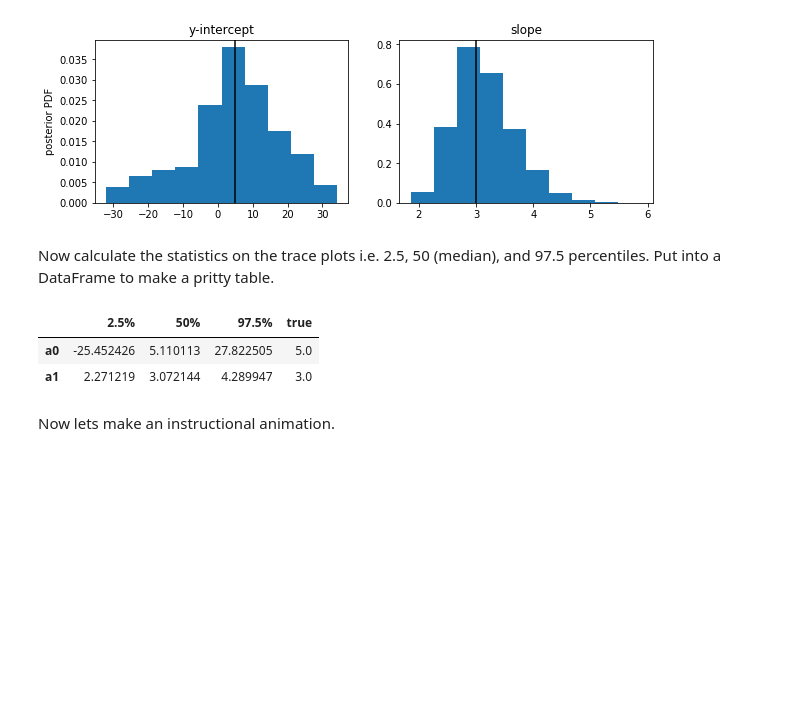
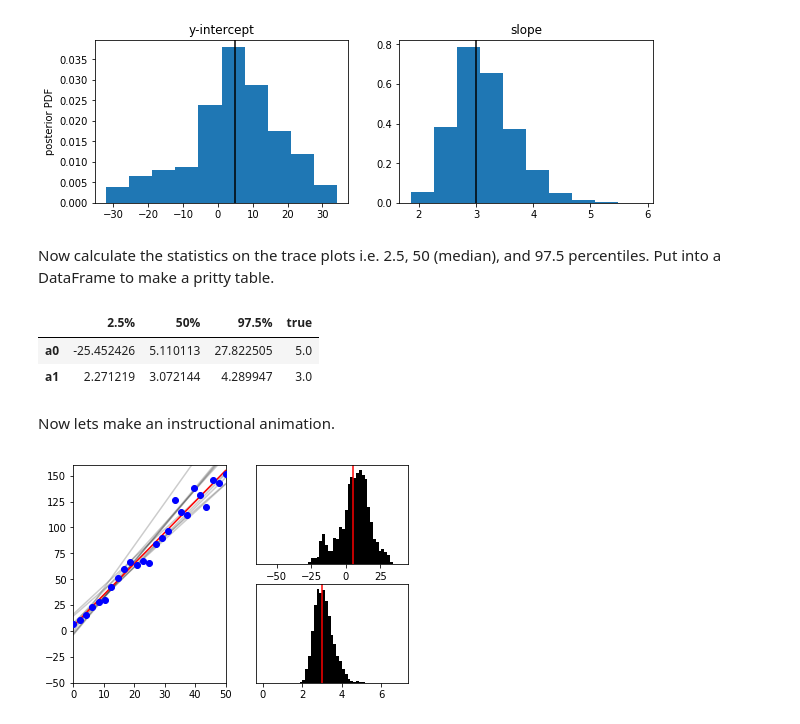
Before and after one commit to mshumko/bayes_learning, a Jupyter notebook: 1_linear_regression_from_scratch.ipynb, the cells around one changed output. Drawn from its saved outputs; the diff is of its cells as text; code cells hidden in the pictures; blank space fills up the shorter version.

```diff
--- a/1_linear_regression_from_scratch.ipynb
+++ b/1_linear_regression_from_scratch.ipynb
@@ -115,35 +115,38 @@ bx.get_yaxis().set_visible(False)
 cx.get_yaxis().set_visible(False)
 
 ax.plot(x, line(a, x), c='r', zorder=10000)
+ax.scatter(x, y_obs, c='b', zorder=10001)
 animate_line, = ax.plot([], [], lw=3)
 
 skip_frames = 100 # How many trace values to skip for each frame.
 plot_memory = 10  # How many last
 frames = 100
 intercept_bins = np.linspace(-60, 40)
 slope_bins = np.linspace(0, 7)
 
 def init():
     animate_line.set_data([], [])
     return animate_line,
 
 def animate(i):
     #     frame_counter = ax.text(1, 1, i, )
     # delete all but plot_memory number of lines.
     if len(ax.lines) > plot_memory + 1:
-        ax.lines.pop(1) # Remove the 1st element since the 0th is the true line.
+        ax.lines.pop(2) # Remove the 1st element since the 0th is the true line.
         # Now there the number of lines should be of plot_memory.
     # Plot another line
     ax.plot(x, line(trace[i*skip_frames, :], x), c='k', alpha=0.2)
     bx.clear(); cx.clear()
     bx.axvline(a[0], c='r')
     cx.axvline(a[1], c='r')
     bx.hist(trace[:i*skip_frames, 0], color='k', bins=intercept_bins)
     cx.hist(trace[:i*skip_frames, 1], color='k', bins=slope_bins)
 
     return animate_line,
 
 anim = FuncAnimation(fig, animate, init_func=init,
                     frames=frames,
                     interval=100, blit=True)
 anim.save('linear_regression_from_scratch.gif', writer='imagemagick')
+# %% [output]
+[figure, added]
```
